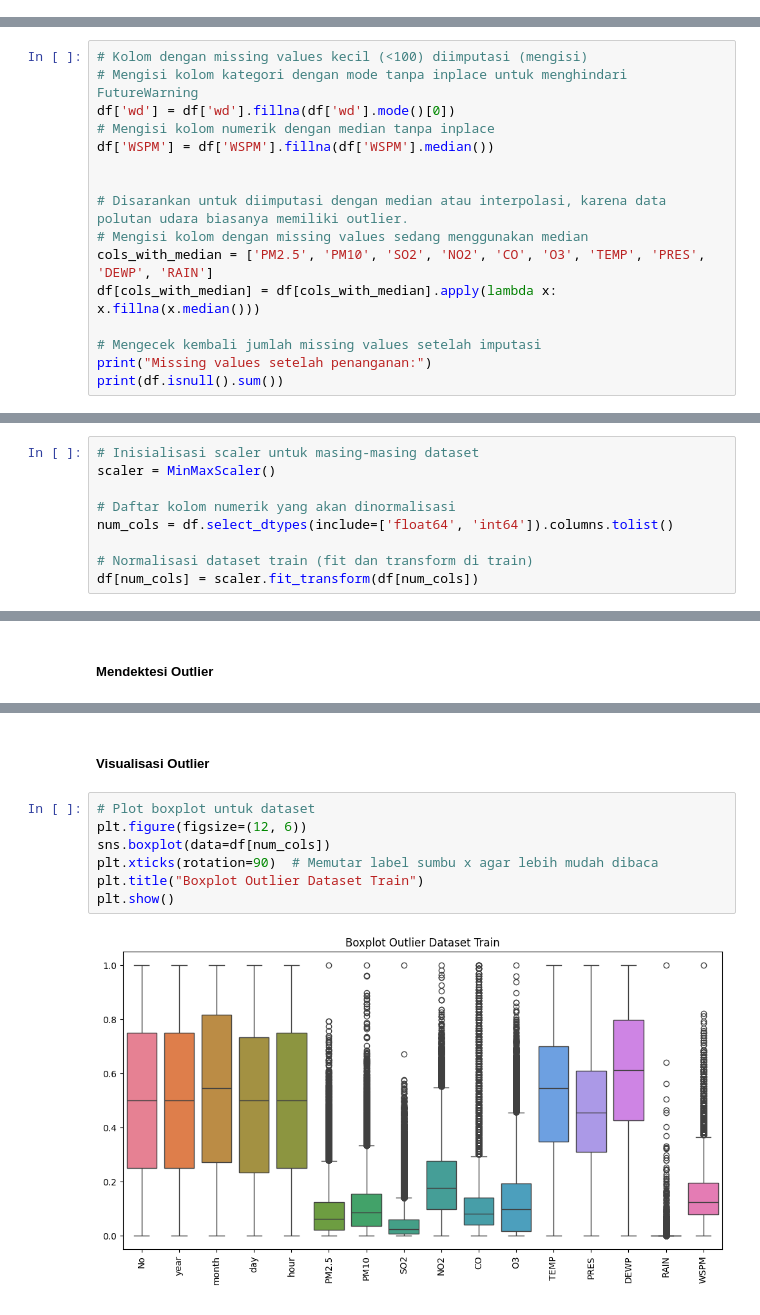
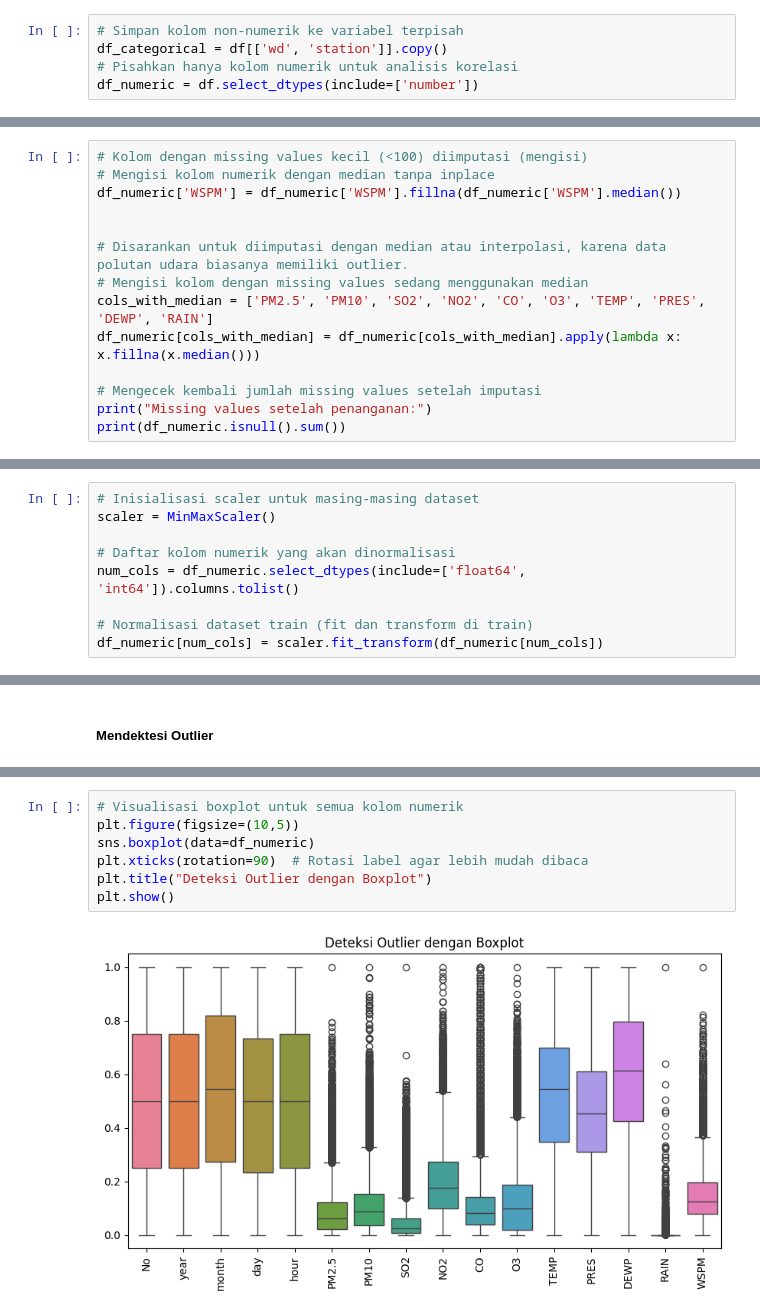
Before and after one commit to Hidayattt24/Kelompok_09_Tugas01_Data_Preparation, a Jupyter notebook: Kelompok9.ipynb, the cells around one changed output, grey strips where cells are left out. Saved outputs shown, nothing was run; the diff lists cells and outputs as text.

Commit message:
coleration data and outlier fixing

```diff
--- a/Kelompok9.ipynb
+++ b/Kelompok9.ipynb
@@ -35,0 +61,5 @@ Proses mengekstrak dan membaca data akan dilakukan dengan menggunakan library pa
+# %%
+# Simpan kolom non-numerik ke variabel terpisah
+df_categorical = df[['wd', 'station']].copy()
+# Pisahkan hanya kolom numerik untuk analisis korelasi
+df_numeric = df.select_dtypes(include=['number'])
@@ -66,19 +119,17 @@ Code di atas untuk mengecek informasi dataset dan juga mengecek missing values d
 #####  Menangani Missing Value
 # %%
 # Kolom dengan missing values kecil (<100) diimputasi (mengisi)
-# Mengisi kolom kategori dengan mode tanpa inplace untuk menghindari FutureWarning
-df['wd'] = df['wd'].fillna(df['wd'].mode()[0])
 # Mengisi kolom numerik dengan median tanpa inplace
-df['WSPM'] = df['WSPM'].fillna(df['WSPM'].median())
+df_numeric['WSPM'] = df_numeric['WSPM'].fillna(df_numeric['WSPM'].median())
 
 
 # Disarankan untuk diimputasi dengan median atau interpolasi, karena data polutan udara biasanya memiliki outlier.
 # Mengisi kolom dengan missing values sedang menggunakan median
 cols_with_median = ['PM2.5', 'PM10', 'SO2', 'NO2', 'CO', 'O3', 'TEMP', 'PRES', 'DEWP', 'RAIN']
-df[cols_with_median] = df[cols_with_median].apply(lambda x: x.fillna(x.median()))
+df_numeric[cols_with_median] = df_numeric[cols_with_median].apply(lambda x: x.fillna(x.median()))
 
 # Mengecek kembali jumlah missing values setelah imputasi
 print("Missing values setelah penanganan:")
-print(df.isnull().sum())
+print(df_numeric.isnull().sum())
 # %% [output]
 Missing values setelah penanganan:
@@ -152,10 +201,10 @@ Dapat dilihat untuk dataset tersebut tidak terdapat data duplikat
 scaler = MinMaxScaler()
 
 # Daftar kolom numerik yang akan dinormalisasi
-num_cols = df.select_dtypes(include=['float64', 'int64']).columns.tolist()
+num_cols = df_numeric.select_dtypes(include=['float64', 'int64']).columns.tolist()
 
 # Normalisasi dataset train (fit dan transform di train)
-df[num_cols] = scaler.fit_transform(df[num_cols])
+df_numeric[num_cols] = scaler.fit_transform(df_numeric[num_cols])
 # %% [markdown]
 Penjelasan <br>
 Normalisasi diperlukan karena dataset memiliki variabel dengan skala berbeda (misalnya, konsentrasi polutan dalam µg/m³, suhu dalam °C, dan tekanan dalam hPa), yang dapat menyebabkan algoritma machine learning lebih condong ke fitur dengan nilai besar. Selain itu, normalisasi meningkatkan performa model dengan memastikan semua fitur berada dalam rentang yang sama, mempercepat konvergensi, dan menghindari bias dalam algoritma berbasis jarak seperti KNN dan SVM.
@@ -198,11 +213,9 @@ Jumlah outlier di dataset: 9588
-# %% [markdown]
-#####  Visualisasi Outlier
 # %%
-# Plot boxplot untuk dataset
-plt.figure(figsize=(12, 6))
-sns.boxplot(data=df[num_cols])
-plt.xticks(rotation=90)  # Memutar label sumbu x agar lebih mudah dibaca
-plt.title("Boxplot Outlier Dataset Train")
+# Visualisasi boxplot untuk semua kolom numerik
+plt.figure(figsize=(10,5))
+sns.boxplot(data=df_numeric)
+plt.xticks(rotation=90)  # Rotasi label agar lebih mudah dibaca
+plt.title("Deteksi Outlier dengan Boxplot")
 plt.show()
 # %% [output]
-[figure, old version]
+[figure, new version]
```
Also changed, not shown: parts of 26 cells of this notebook.
